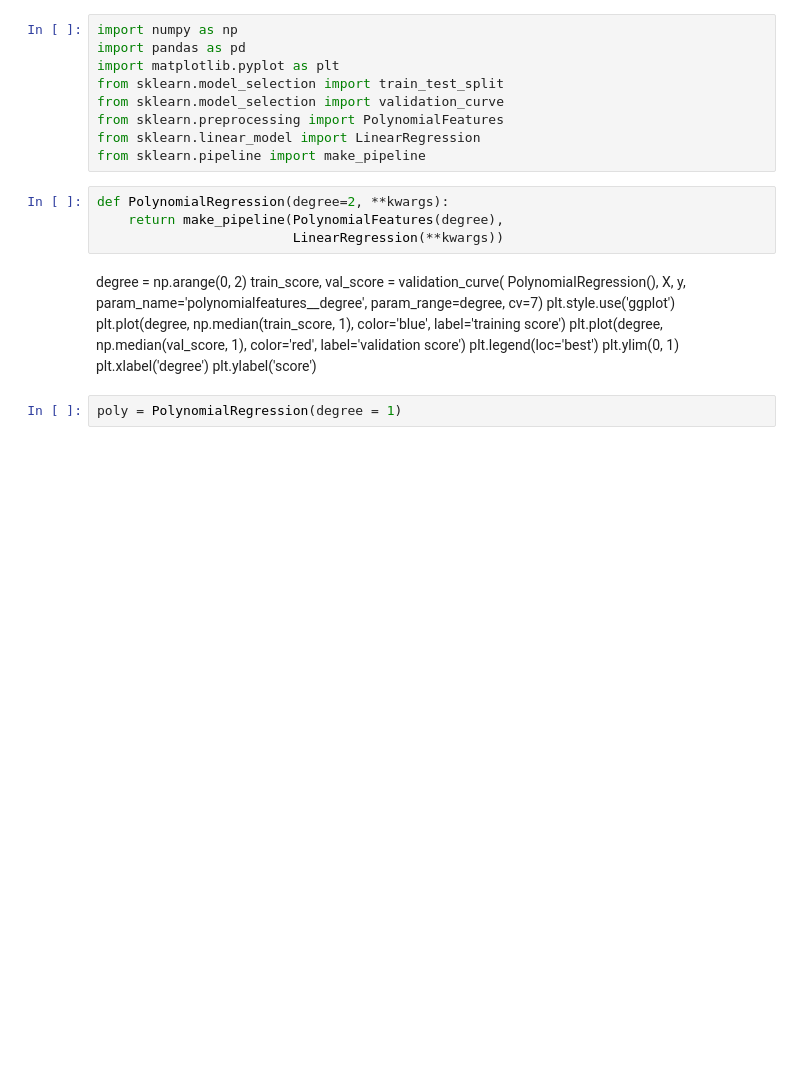
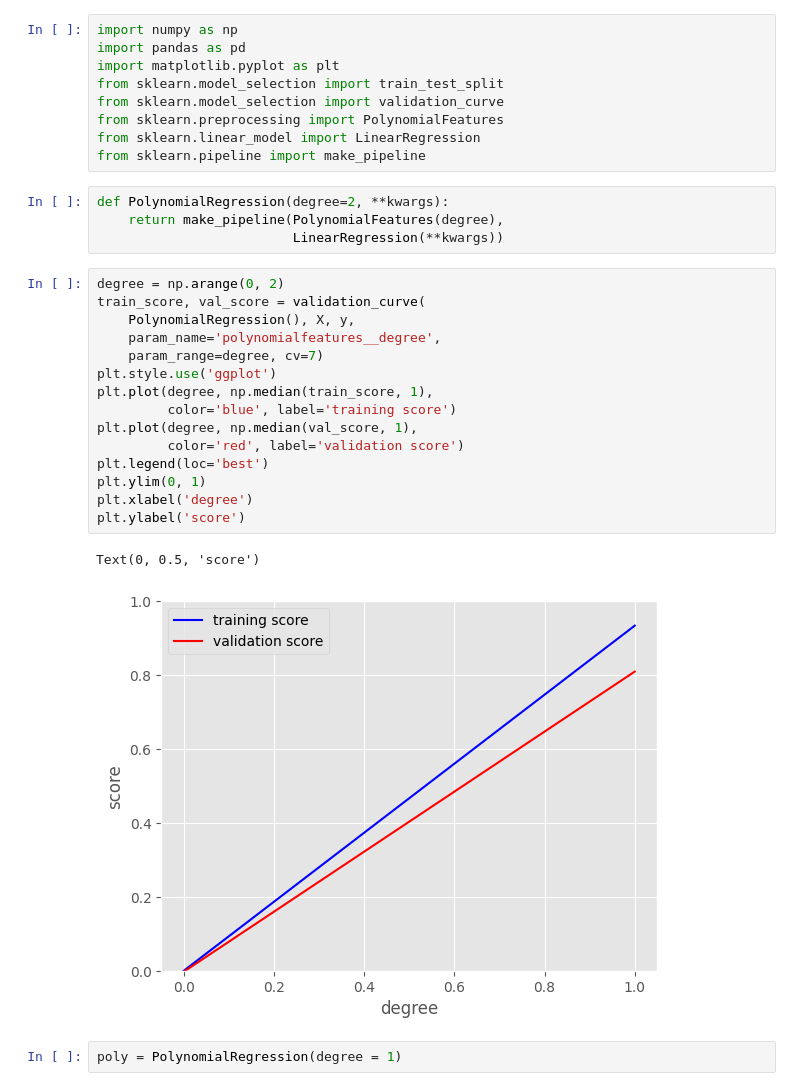
Before and after one commit to Rajesh1997/ds_projects, a Jupyter notebook: house_price.ipynb, the cells around one changed output. Drawn from its saved outputs; the diff is of its cells as text; blank space fills up the shorter version.

Commit message:
cross validation

```diff
--- a/house_price.ipynb
+++ b/house_price.ipynb
@@ -456,21 +456,24 @@ from sklearn.pipeline import make_pipeline
 def PolynomialRegression(degree=2, **kwargs):
     return make_pipeline(PolynomialFeatures(degree),
                          LinearRegression(**kwargs))
-# %% [markdown]
-degree = np.arange(0, 2)
-train_score, val_score = validation_curve(
-    PolynomialRegression(), X, y,
-    param_name='polynomialfeatures__degree',
-    param_range=degree, cv=7)
-plt.style.use('ggplot')
-plt.plot(degree, np.median(train_score, 1),
-         color='blue', label='training score')
-plt.plot(degree, np.median(val_score, 1),
-         color='red', label='validation score')
-plt.legend(loc='best')
-plt.ylim(0, 1)
-plt.xlabel('degree')
-plt.ylabel('score')
+# %%
+degree = np.arange(0, 2)
+train_score, val_score = validation_curve(
+    PolynomialRegression(), X, y,
+    param_name='polynomialfeatures__degree',
+    param_range=degree, cv=7)
+plt.style.use('ggplot')
+plt.plot(degree, np.median(train_score, 1),
+         color='blue', label='training score')
+plt.plot(degree, np.median(val_score, 1),
+         color='red', label='validation score')
+plt.legend(loc='best')
+plt.ylim(0, 1)
+plt.xlabel('degree')
+plt.ylabel('score')
+# %% [output]
+Text(0, 0.5, 'score')
+[figure, added]
 # %%
 poly = PolynomialRegression(degree = 1)
 # %%
```
Also changed, not shown: parts of 7 cells of this notebook.
